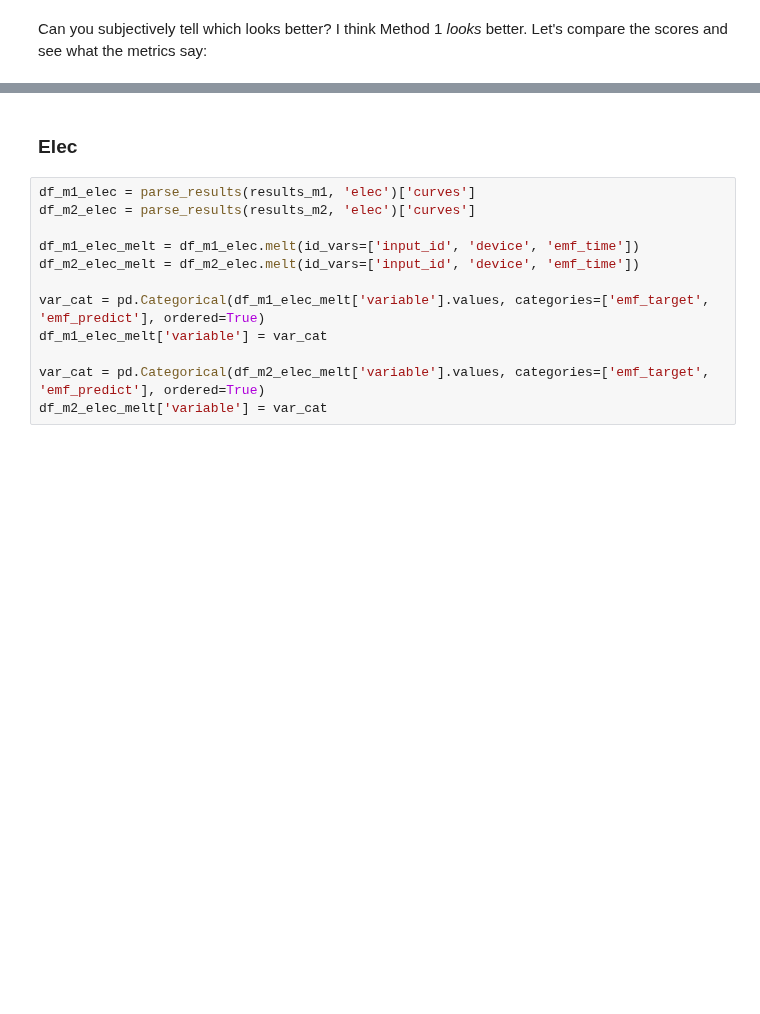
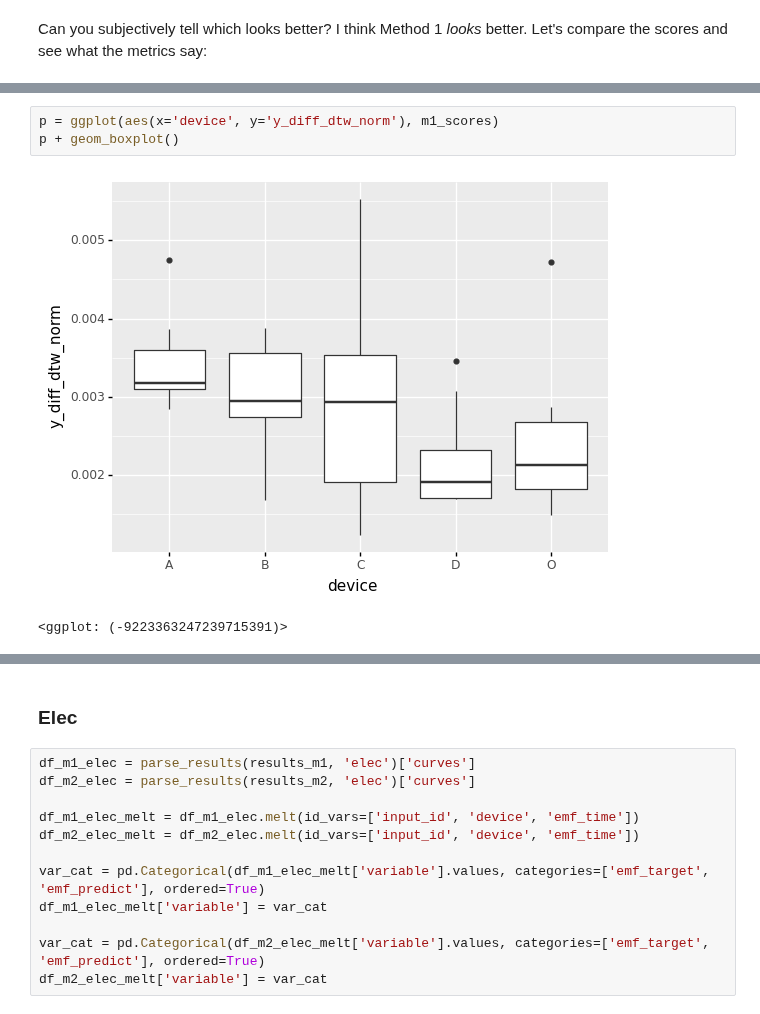
Before and after one commit to mnicstruwig/FlexibleFluxSimulator, a Jupyter notebook: experiments/2021-03-03-Optimal-Design-Comparison.ipynb, the cells around one changed output, grey strips where cells are left out. Cells and saved outputs as stored; diff of their text form; blank space fills up the shorter version.

```diff
--- a/experiments/2021-03-03-Optimal-Design-Comparison.ipynb
+++ b/experiments/2021-03-03-Optimal-Design-Comparison.ipynb
@@ -637,2 +600,8 @@ input_id                 6.000000
 dtype: float64
 --------------------------------
+# %%
+p = ggplot(aes(x='device', y='y_diff_dtw_norm'), m1_scores)
+p + geom_boxplot()
+# %% [output]
+[figure, added]
+<ggplot: (-9223363247239715391)>
```
Also changed, not shown: parts of 25 cells of this notebook, 2 other files.
